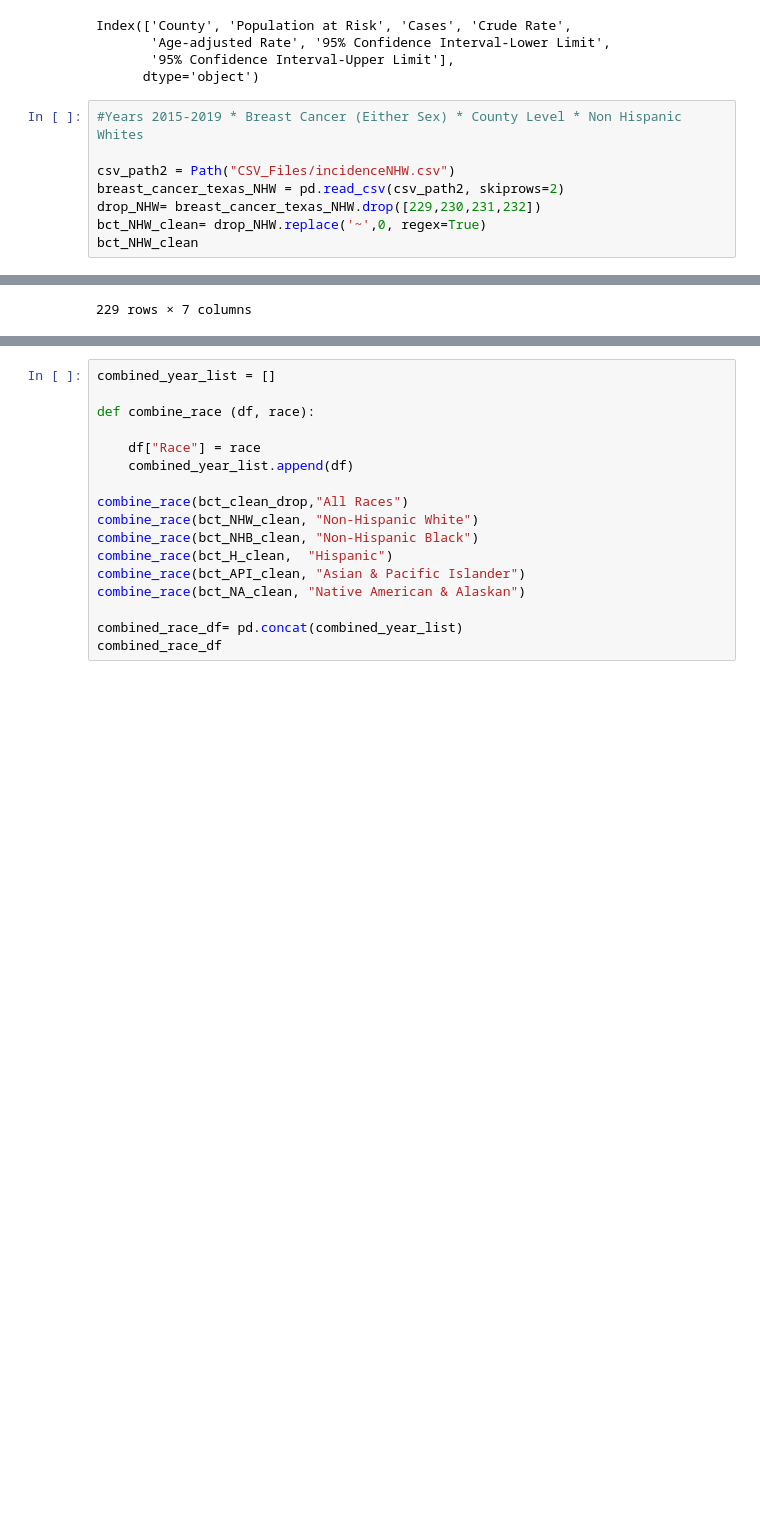
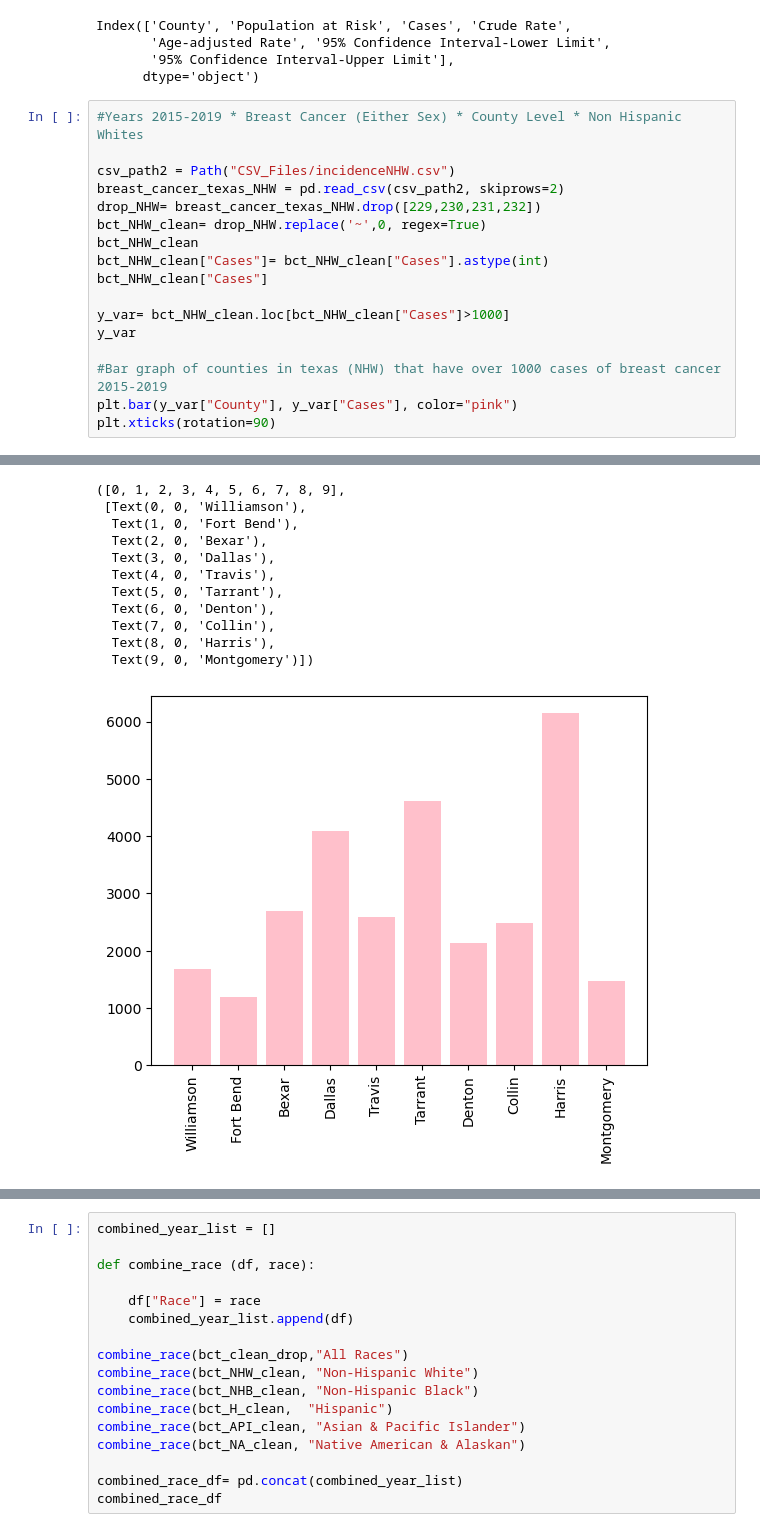
Before and after one commit to emilymees/Project-One, a Jupyter notebook: Shelby/breastcancer.ipynb, the cells around one changed output, grey strips where cells are left out. Cells and saved outputs as stored; diff of their text form; blank space fills up the shorter version.

```diff
--- a/Shelby/breastcancer.ipynb
+++ b/Shelby/breastcancer.ipynb
@@ -45,4 +57,13 @@ breast_cancer_texas_NHW = pd.read_csv(csv_path2, skiprows=2)
 drop_NHW= breast_cancer_texas_NHW.drop([229,230,231,232])
 bct_NHW_clean= drop_NHW.replace('~',0, regex=True)
 bct_NHW_clean
+bct_NHW_clean["Cases"]= bct_NHW_clean["Cases"].astype(int)
+bct_NHW_clean["Cases"]
+
+y_var= bct_NHW_clean.loc[bct_NHW_clean["Cases"]>1000]
+y_var
+
+#Bar graph of counties in texas (NHW) that have over 1000 cases of breast cancer 2015-2019
+plt.bar(y_var["County"], y_var["Cases"], color="pink")
+plt.xticks(rotation=90)
 # %% [output]
@@ -61,4 +70,15 @@ bct_NHW_clean
-229 rows × 7 columns
+([0, 1, 2, 3, 4, 5, 6, 7, 8, 9],
+ [Text(0, 0, 'Williamson'),
+  Text(1, 0, 'Fort Bend'),
+  Text(2, 0, 'Bexar'),
+  Text(3, 0, 'Dallas'),
+  Text(4, 0, 'Travis'),
+  Text(5, 0, 'Tarrant'),
+  Text(6, 0, 'Denton'),
+  Text(7, 0, 'Collin'),
+  Text(8, 0, 'Harris'),
+  Text(9, 0, 'Montgomery')])
+[figure, added]
 # %%
 #Years 2015-2019 * Breast Cancer (Either Sex) * County Level * Non Hispanic Black
 
```
Also changed, not shown: parts of 6 cells of this notebook.
